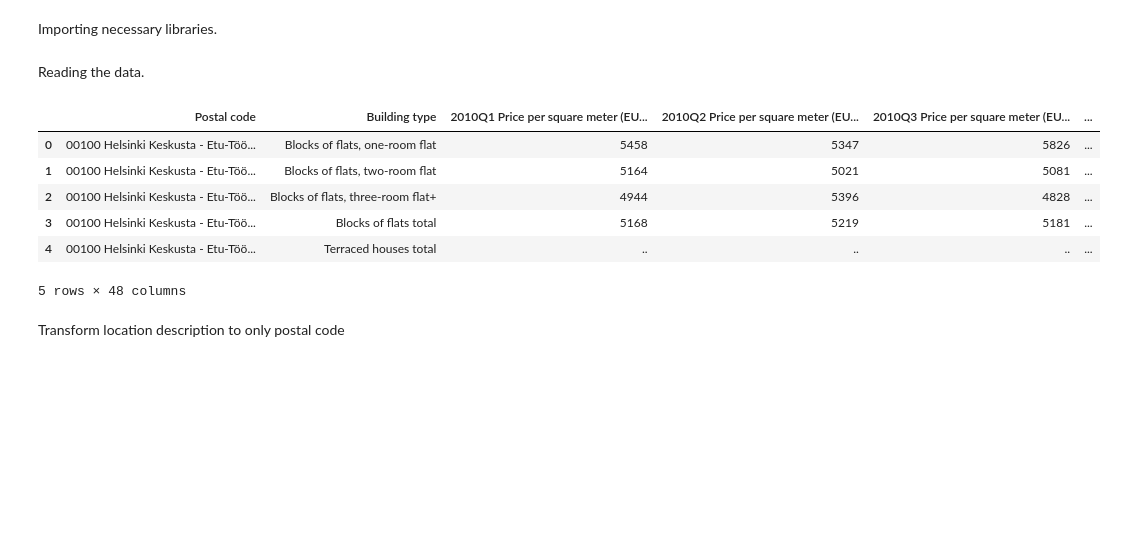
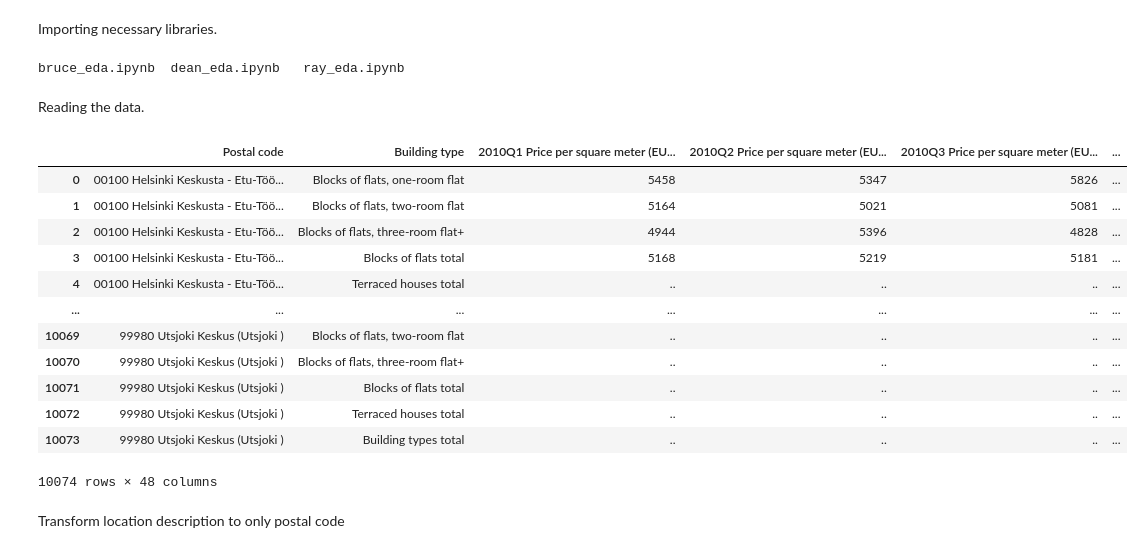
Before and after one commit to atreyaray/OP-Forecasting-Future-House-Prices, a Jupyter notebook: notebooks/bruce_eda.ipynb, the cells around one changed output. Saved outputs shown, nothing was run; the diff lists cells and outputs as text; code cells hidden in the pictures; blank space fills up the shorter version.

```diff
--- a/notebooks/bruce_eda.ipynb
+++ b/notebooks/bruce_eda.ipynb
@@ -9,19 +9,29 @@ Importing necessary libraries.
 import numpy as np
 import pandas as pd
 from matplotlib import pyplot as plt
+# %%
+ls
+# %% [output]
+bruce_eda.ipynb  dean_eda.ipynb   ray_eda.ipynb
 # %% [markdown]
 Reading the data.
 # %%
-df = pd.read_csv("quarterly_data.csv", encoding = 'unicode_escape')
-df.head()
+df = pd.read_csv("../data/quarterly_data.csv", encoding = 'unicode_escape')
+df
 # %% [output]
 |  | Postal code | Building type | 2010Q1 Price per square meter (EU... | 2010Q2 Price per square meter (EU... | 2010Q3 Price per square meter (EU... | ... |
 | 0 | 00100 Helsinki Keskusta - Etu-Töö... | Blocks of flats, one-room flat | 5458 | 5347 | 5826 | ... |
 | 1 | 00100 Helsinki Keskusta - Etu-Töö... | Blocks of flats, two-room flat | 5164 | 5021 | 5081 | ... |
 | 2 | 00100 Helsinki Keskusta - Etu-Töö... | Blocks of flats, three-room flat+ | 4944 | 5396 | 4828 | ... |
 | 3 | 00100 Helsinki Keskusta - Etu-Töö... | Blocks of flats total | 5168 | 5219 | 5181 | ... |
 | 4 | 00100 Helsinki Keskusta - Etu-Töö... | Terraced houses total | .. | .. | .. | ... |
+| ... | ... | ... | ... | ... | ... | ... |
+| 10069 | 99980 Utsjoki Keskus (Utsjoki ) | Blocks of flats, two-room flat | .. | .. | .. | ... |
+| 10070 | 99980 Utsjoki Keskus (Utsjoki ) | Blocks of flats, three-room flat+ | .. | .. | .. | ... |
+| 10071 | 99980 Utsjoki Keskus (Utsjoki ) | Blocks of flats total | .. | .. | .. | ... |
+| 10072 | 99980 Utsjoki Keskus (Utsjoki ) | Terraced houses total | .. | .. | .. | ... |
+| 10073 | 99980 Utsjoki Keskus (Utsjoki ) | Building types total | .. | .. | .. | ... |
-5 rows × 48 columns
+10074 rows × 48 columns
 # %% [markdown]
 Transform location description to only postal code
 # %%
```
Also changed, not shown: parts of 2 cells of this notebook.
